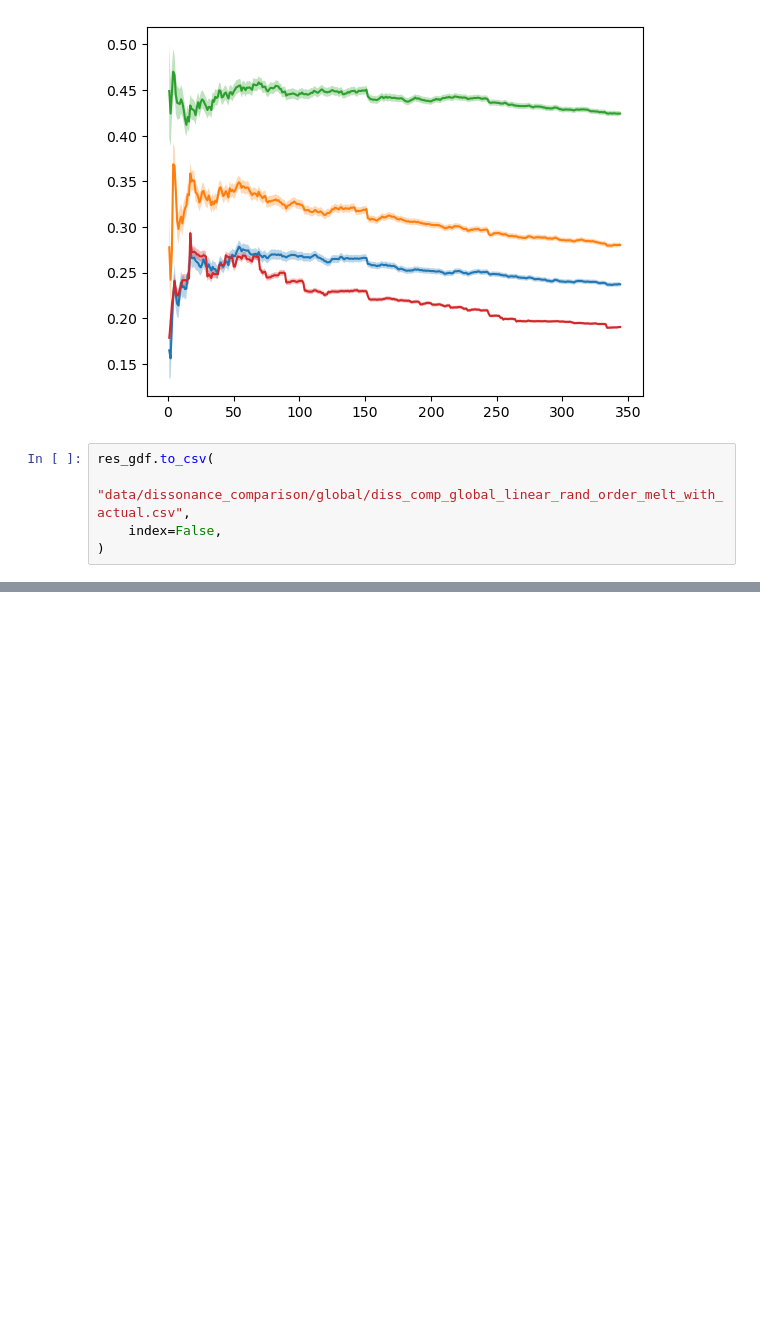
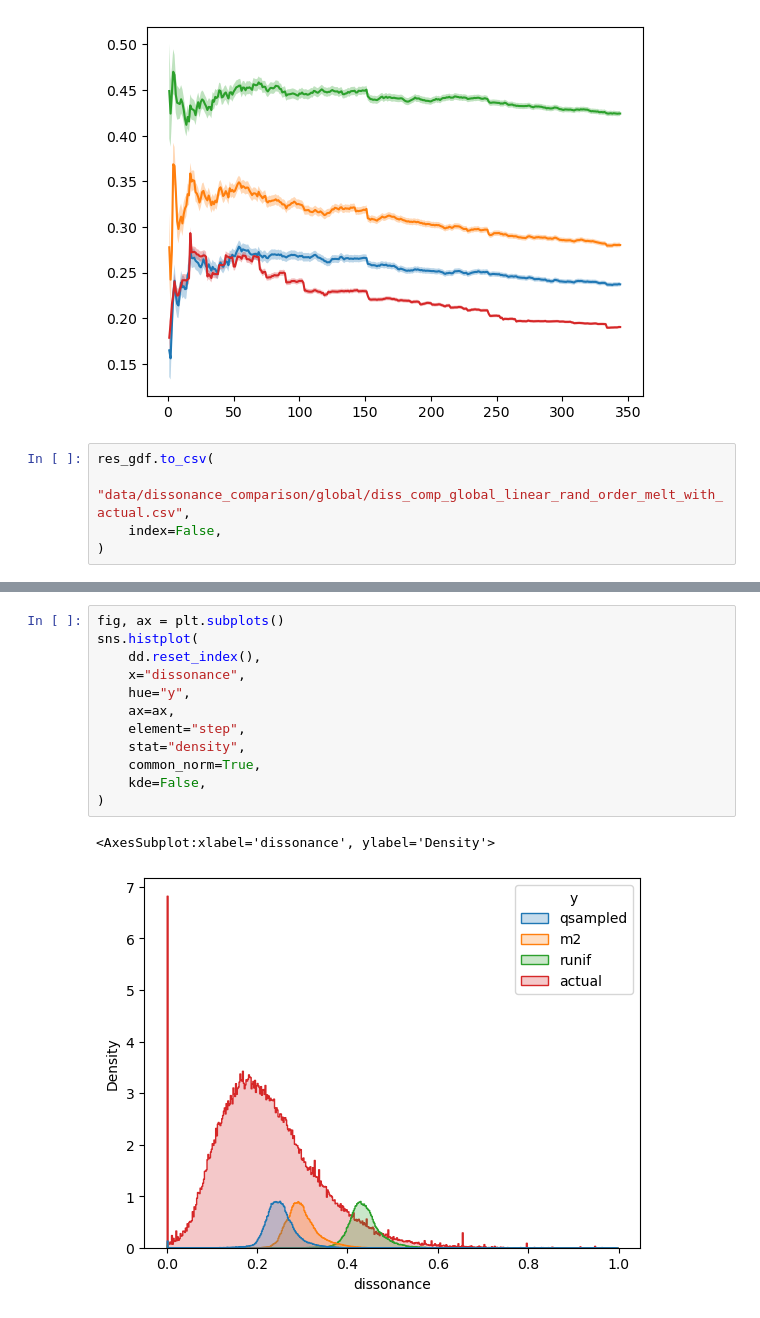
Before and after one commit to zeroknowledgediscovery/truthnet, a Jupyter notebook: notebooks/suspect-distributions.ipynb, the cells around one changed output, grey strips where cells are left out. Saved outputs shown, nothing was run; the diff lists cells and outputs as text; blank space fills up the shorter version.

```diff
--- a/notebooks/suspect-distributions.ipynb
+++ b/notebooks/suspect-distributions.ipynb
@@ -760,0 +872,15 @@ res_gdf.to_csv(
+# %%
+fig, ax = plt.subplots()
+sns.histplot(
+    dd.reset_index(),
+    x="dissonance",
+    hue="y",
+    ax=ax,
+    element="step",
+    stat="density",
+    common_norm=True,
+    kde=False,
+)
+# %% [output]
+<AxesSubplot:xlabel='dissonance', ylabel='Density'>
+[figure, added]
```
Also changed, not shown: parts of 13 cells of this notebook, 2 other files.
